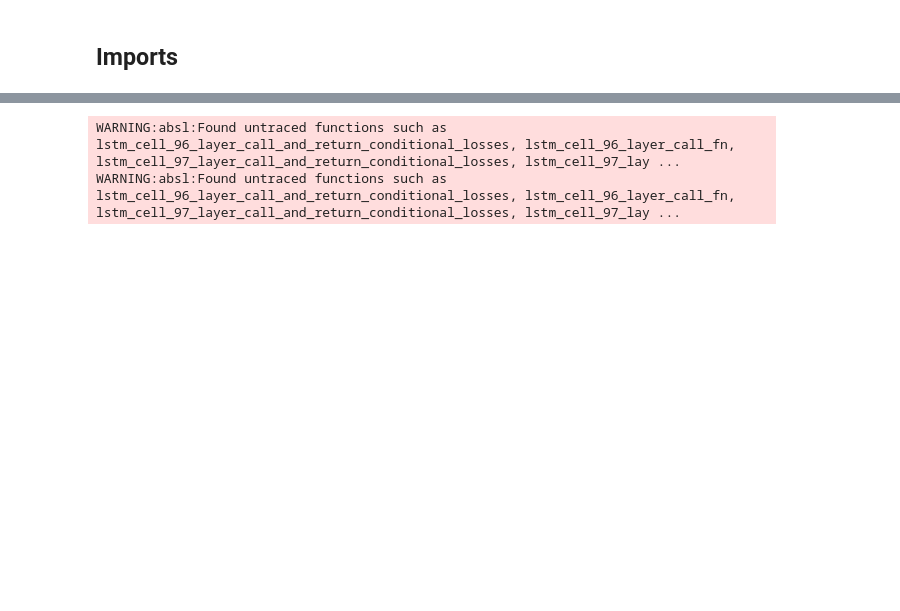
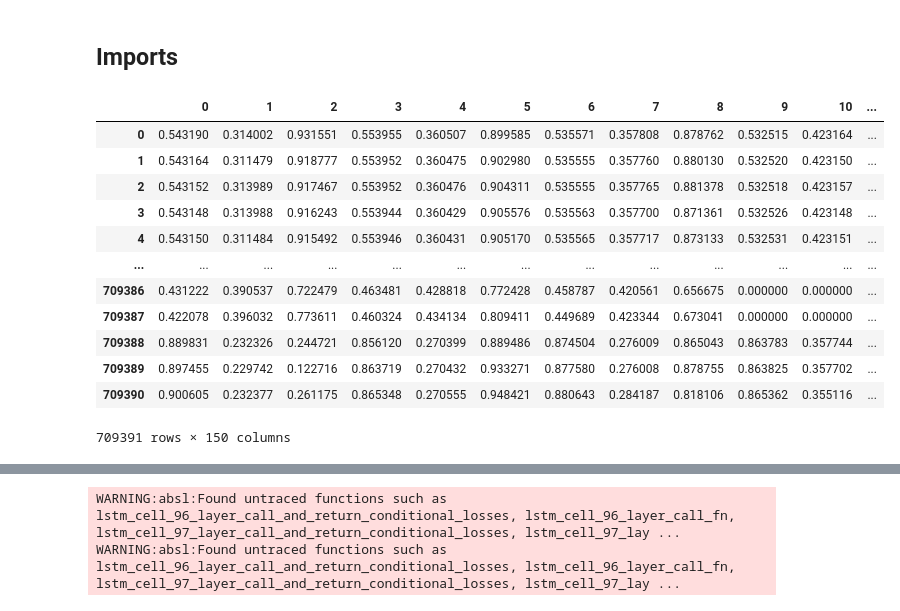
Before and after one commit to Iterb/Human-interaction-recognition, a Jupyter notebook: Preprocess_data.ipynb, the cells around one changed output, grey strips where cells are left out. Drawn from its saved outputs; the diff is of its cells as text; code cells hidden in the pictures; blank space fills up the shorter version.

Commit message:
Working LSTM on NTU rose - parameters #2

```diff
--- a/Preprocess_data.ipynb
+++ b/Preprocess_data.ipynb
@@ -473,0 +477,27 @@ from collections import deque
+# %%
+#full_data = pd.read_csv(r'./drive/MyDrive/OpenPose/full_data2.csv')
+
+
+full_data = pd.read_csv(r'./drive/MyDrive/OpenPose/rose_data_pc.csv')
+full_data = full_data.drop(full_data.columns[0], axis=1)
+
+time_step = full_data[["batch"]]
+
+
+x = full_data.drop(["class", "batch"],axis=1)
+y = full_data[["class"]]
+x
+# %% [output]
+|  | 0 | 1 | 2 | 3 | 4 | 5 | 6 | 7 | 8 | 9 | 10 | ... |
+| 0 | 0.543190 | 0.314002 | 0.931551 | 0.553955 | 0.360507 | 0.899585 | 0.535571 | 0.357808 | 0.878762 | 0.532515 | 0.423164 | ... |
+| 1 | 0.543164 | 0.311479 | 0.918777 | 0.553952 | 0.360475 | 0.902980 | 0.535555 | 0.357760 | 0.880130 | 0.532520 | 0.423150 | ... |
+| 2 | 0.543152 | 0.313989 | 0.917467 | 0.553952 | 0.360476 | 0.904311 | 0.535555 | 0.357765 | 0.881378 | 0.532518 | 0.423157 | ... |
+| 3 | 0.543148 | 0.313988 | 0.916243 | 0.553944 | 0.360429 | 0.905576 | 0.535563 | 0.357700 | 0.871361 | 0.532526 | 0.423148 | ... |
+| 4 | 0.543150 | 0.311484 | 0.915492 | 0.553946 | 0.360431 | 0.905170 | 0.535565 | 0.357717 | 0.873133 | 0.532531 | 0.423151 | ... |
+| ... | ... | ... | ... | ... | ... | ... | ... | ... | ... | ... | ... | ... |
+| 709386 | 0.431222 | 0.390537 | 0.722479 | 0.463481 | 0.428818 | 0.772428 | 0.458787 | 0.420561 | 0.656675 | 0.000000 | 0.000000 | ... |
+| 709387 | 0.422078 | 0.396032 | 0.773611 | 0.460324 | 0.434134 | 0.809411 | 0.449689 | 0.423344 | 0.673041 | 0.000000 | 0.000000 | ... |
+| 709388 | 0.889831 | 0.232326 | 0.244721 | 0.856120 | 0.270399 | 0.889486 | 0.874504 | 0.276009 | 0.865043 | 0.863783 | 0.357744 | ... |
+| 709389 | 0.897455 | 0.229742 | 0.122716 | 0.863719 | 0.270432 | 0.933271 | 0.877580 | 0.276008 | 0.878755 | 0.863825 | 0.357702 | ... |
+| 709390 | 0.900605 | 0.232377 | 0.261175 | 0.865348 | 0.270555 | 0.948421 | 0.880643 | 0.284187 | 0.818106 | 0.865362 | 0.355116 | ... |
+709391 rows × 150 columns
```
Also changed, not shown: parts of 24 cells of this notebook.
